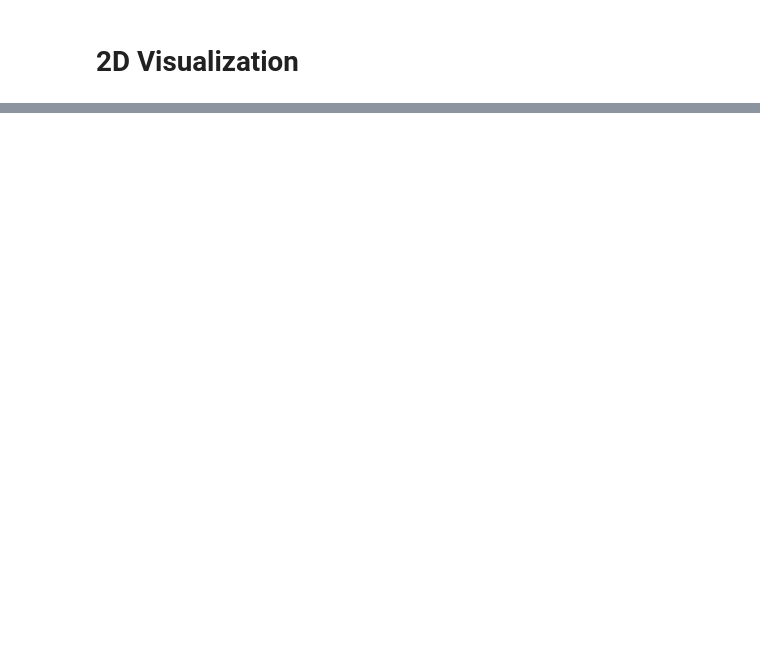
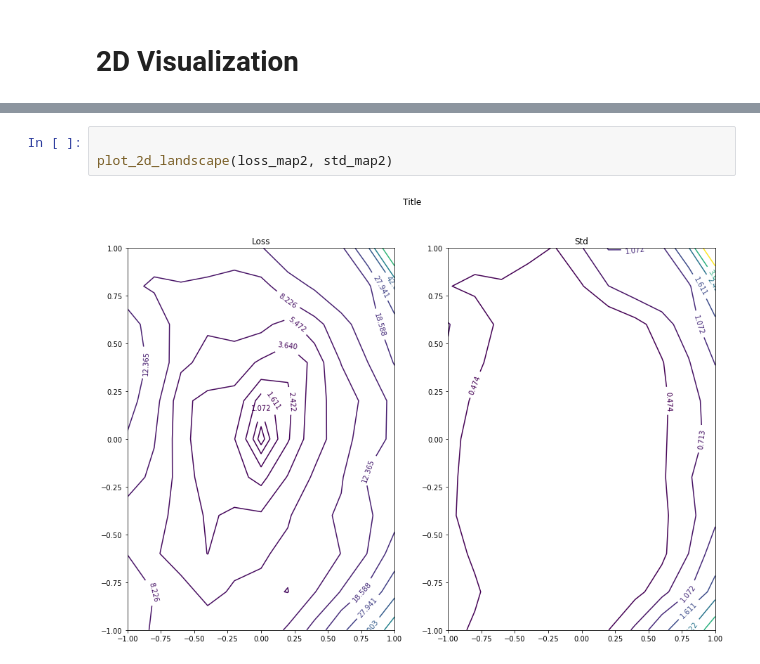
Before and after one commit to leesy714/nn_landscape_var, a Jupyter notebook: landscape_test.ipynb, the cells around one changed output, grey strips where cells are left out. Drawn from its saved outputs; the diff is of its cells as text; blank space fills up the shorter version.

```diff
--- a/landscape_test.ipynb
+++ b/landscape_test.ipynb
@@ -177,0 +181,5 @@ loss_map.shape
+# %%
+
+plot_2d_landscape(loss_map2, std_map2)
+# %% [output]
+[figure, added]
```
Also changed, not shown: parts of 33 cells of this notebook, 5 other files.
